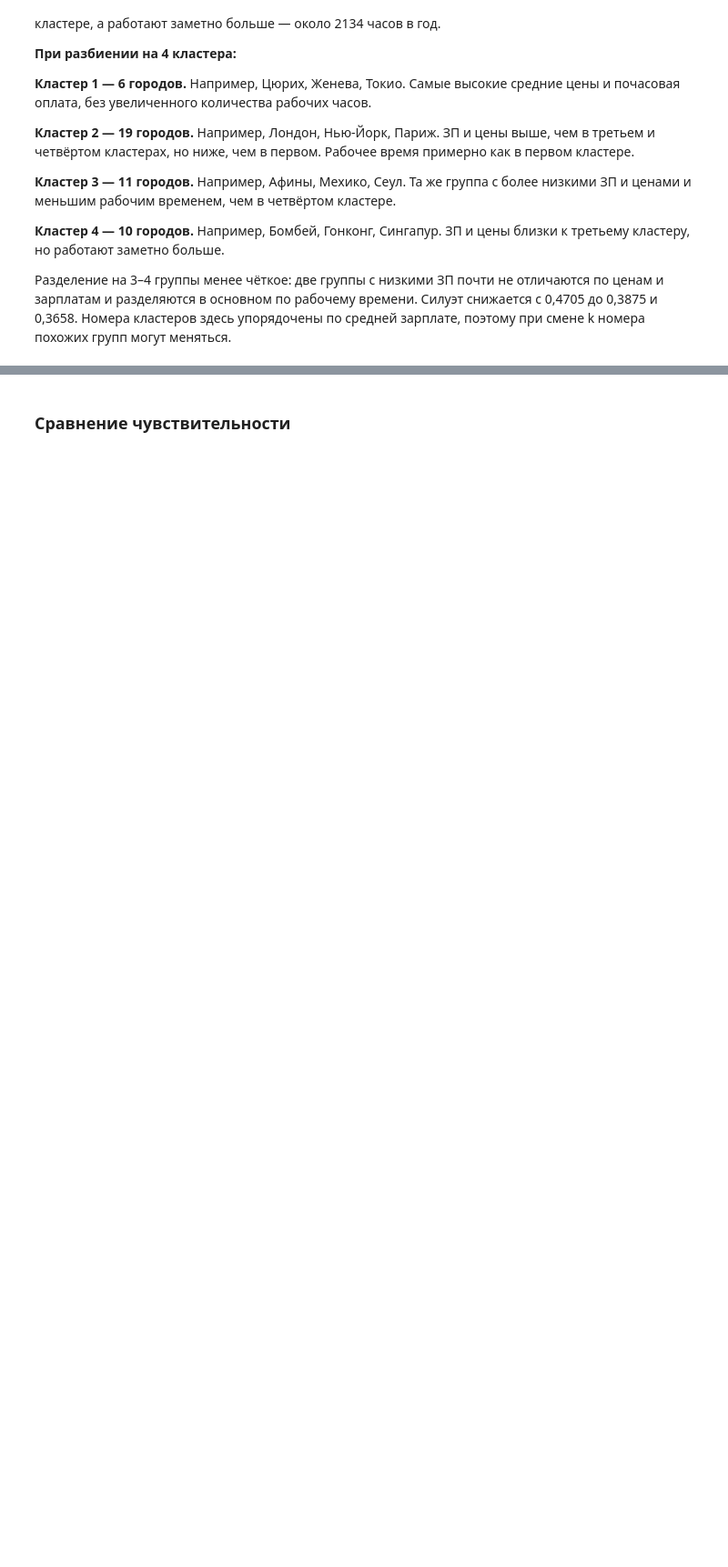
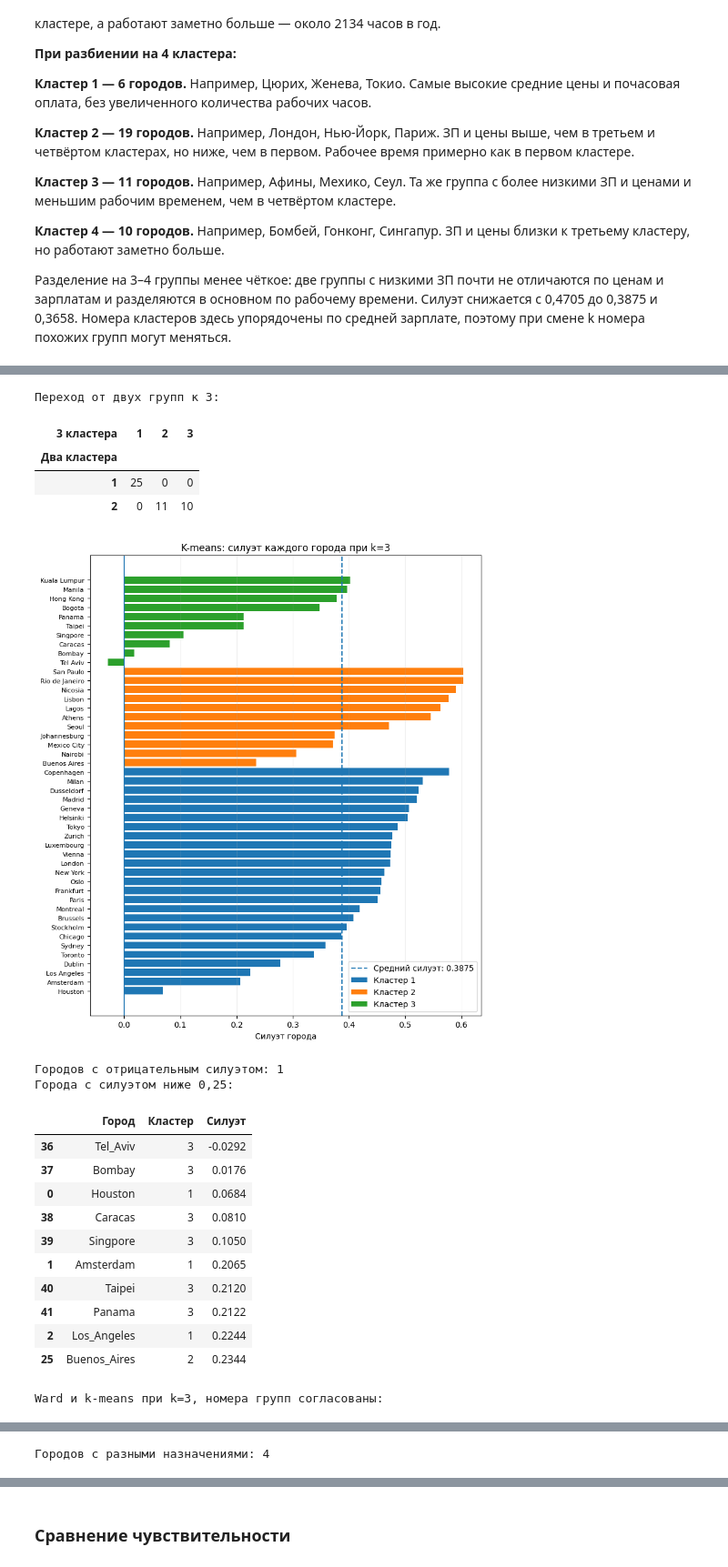
Before and after one commit to IvanManomenov/python_data_analytics, a Jupyter notebook: lab2/lab2_kmeans.ipynb, the cells around one changed output, grey strips where cells are left out. Shown at 91% size. Drawn from its saved outputs; the diff is of its cells as text; code cells hidden in the pictures; blank space fills up the shorter version.

```diff
--- a/lab2/lab2_kmeans.ipynb
+++ b/lab2/lab2_kmeans.ipynb
@@ -242,0 +310,33 @@ for k in [3, 4]:
+# %%
+for k in [3, 4]:
+    alternative_model = km_models[k]
+    order = np.argsort(scaler2.inverse_transform(alternative_model.cluster_centers_)[:, 2])[::-1]
+    label_map = {int(old): new + 1 for new, old in enumerate(order)}
+    detailed_labels = np.array([label_map[int(label)] for label in alternative_model.labels_])
+    print(f'Переход от двух групп к {k}:')
+    display(pd.crosstab(pd.Series(km_labels, name='Два кластера'),
+                        pd.Series(detailed_labels, name=f'{k} кластера')))
+    show_city_silhouette(X2, detailed_labels, cities2.City,
+                         f'K-means: силуэт каждого города при k={k}')
+    compare_ward_kmeans(k, detailed_labels)
+# %% [output]
+Переход от двух групп к 3:
+| 3 кластера | 1 | 2 | 3 |
+| Два кластера |  |  |  |
+| 1 | 25 | 0 | 0 |
+| 2 | 0 | 11 | 10 |
+[figure, added]
+Городов с отрицательным силуэтом: 1
+Города с силуэтом ниже 0,25:
+|  | Город | Кластер | Силуэт |
+| 36 | Tel_Aviv | 3 | -0.0292 |
+| 37 | Bombay | 3 | 0.0176 |
+| 0 | Houston | 1 | 0.0684 |
+| 38 | Caracas | 3 | 0.0810 |
+| 39 | Singpore | 3 | 0.1050 |
+| 1 | Amsterdam | 1 | 0.2065 |
+| 40 | Taipei | 3 | 0.2120 |
+| 41 | Panama | 3 | 0.2122 |
+| 2 | Los_Angeles | 1 | 0.2244 |
+| 25 | Buenos_Aires | 2 | 0.2344 |
+Ward и k-means при k=3, номера групп согласованы:
@@ -242,0 +348 @@ for k in [3, 4]:
+Городов с разными назначениями: 4
```
Also changed, not shown: parts of 7 cells of this notebook.
